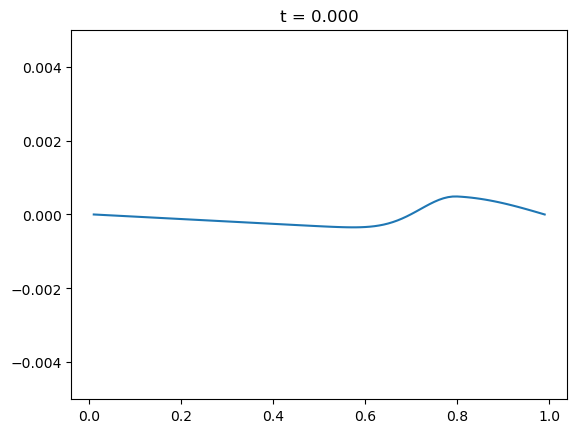
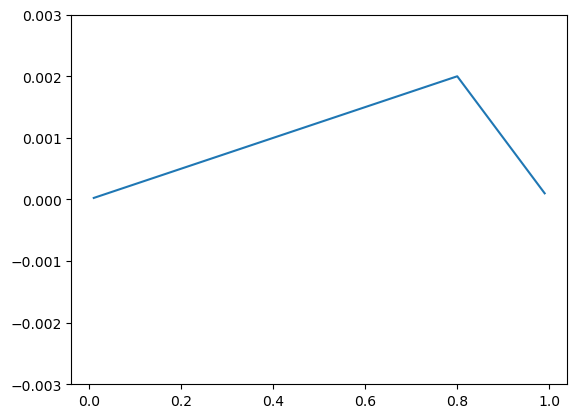
The notebook cell's code change between the first figure and the second:
--- before
+++ after
@@ -1,10 +1,5 @@
-# #plots
-x = np.linspace(0, 1, 100+1)[1:-1]
-plt.figure()
-for i in range(1):
-    plt.clf()
-    plt.plot(x, history[i])
-    plt.ylim(-0.005, 0.005)
-    plt.title(f't = {i*0.001:.3f}')
-    plt.pause(0.01)
+#plots
+x = np.linspace(a, b, n+1)[1:-1]
+plt.plot(x, history[0])
+plt.ylim(-(pull_l+0.5*pull_l), (pull_l+0.5*pull_l))
 plt.show()

Commit: analytical added and fixed plot code, still shape issues